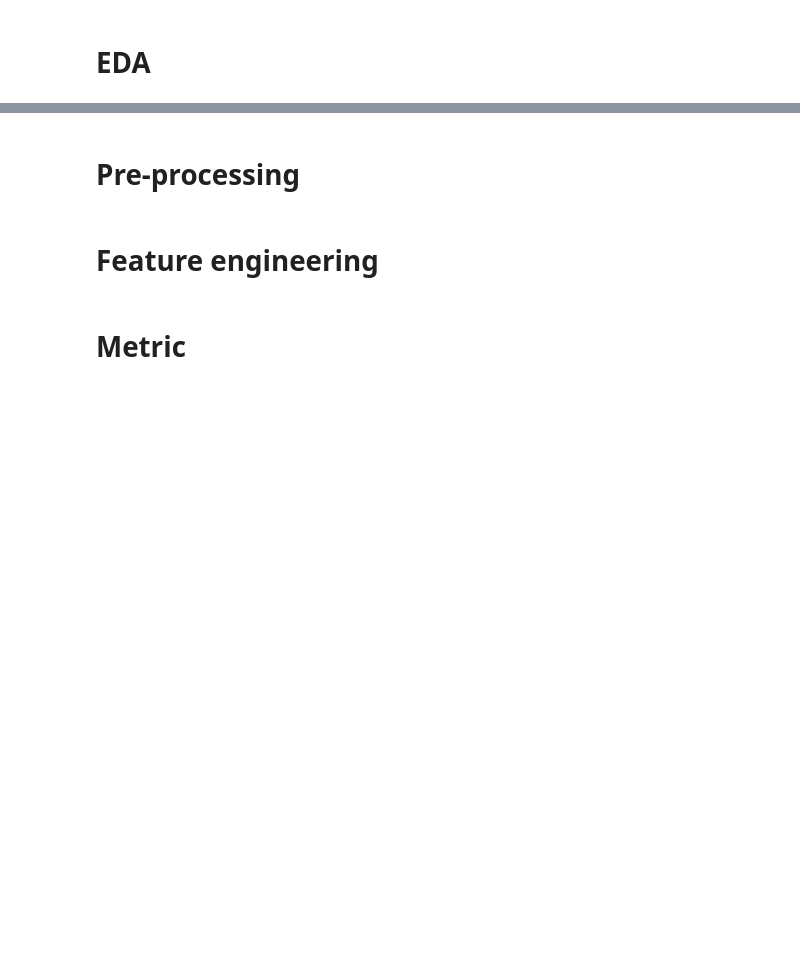
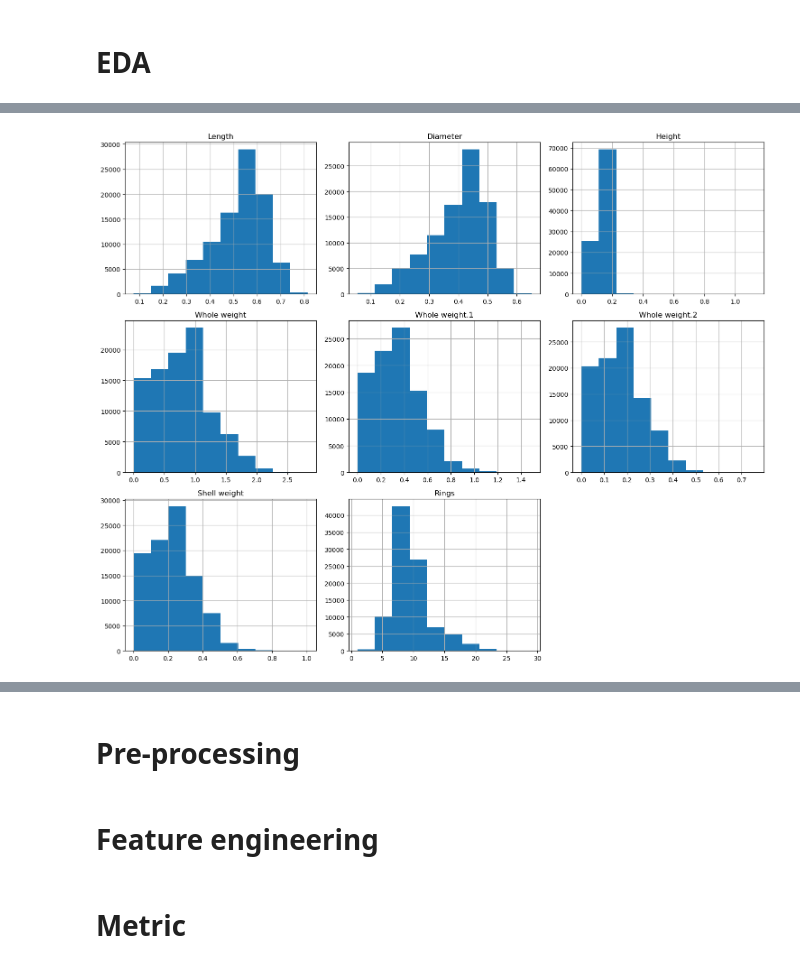
Before and after one commit to raydiwill/Abalone-Regression-KaggleC, a Jupyter notebook: model.ipynb, the cells around one changed output, grey strips where cells are left out. Saved outputs shown, nothing was run; the diff lists cells and outputs as text; code cells hidden in the pictures; blank space fills up the shorter version.

```diff
--- a/model.ipynb
+++ b/model.ipynb
@@ -19,0 +136,6 @@ org_train = pd.read_csv('data/train.csv')
+# %%
+df.hist(figsize=(15, 12))
+plt.tight_layout()
+plt.show()
+# %% [output]
+[figure, added]
```
Also changed, not shown: parts of 23 cells of this notebook.
